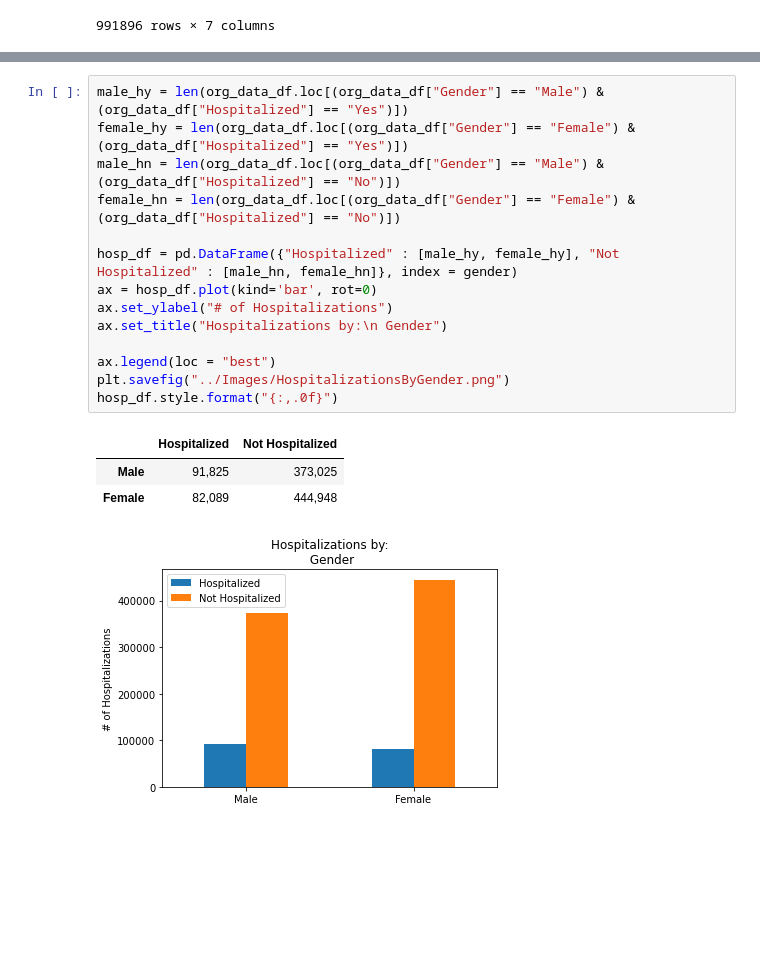
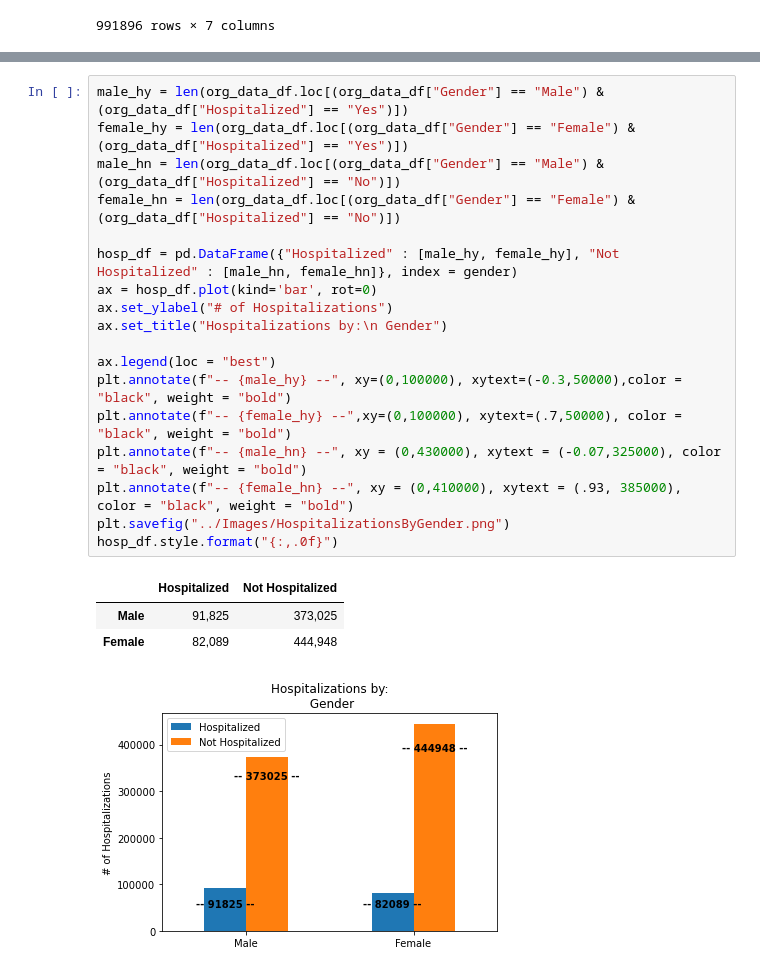
Before and after one commit to jforbis/rougeSquadron, a Jupyter notebook: JupyterScripts/forbis.ipynb, the cells around one changed output, grey strips where cells are left out. Cells and saved outputs as stored; diff of their text form; blank space fills up the shorter version.

```diff
--- a/JupyterScripts/forbis.ipynb
+++ b/JupyterScripts/forbis.ipynb
@@ -50,22 +54,26 @@ prex_df.style.format("{:,.0f}")
 # %%
 male_hy = len(org_data_df.loc[(org_data_df["Gender"] == "Male") & (org_data_df["Hospitalized"] == "Yes")])
 female_hy = len(org_data_df.loc[(org_data_df["Gender"] == "Female") & (org_data_df["Hospitalized"] == "Yes")])
 male_hn = len(org_data_df.loc[(org_data_df["Gender"] == "Male") & (org_data_df["Hospitalized"] == "No")])
 female_hn = len(org_data_df.loc[(org_data_df["Gender"] == "Female") & (org_data_df["Hospitalized"] == "No")])
 
 hosp_df = pd.DataFrame({"Hospitalized" : [male_hy, female_hy], "Not Hospitalized" : [male_hn, female_hn]}, index = gender)
 ax = hosp_df.plot(kind='bar', rot=0)
 ax.set_ylabel("# of Hospitalizations")
 ax.set_title("Hospitalizations by:\n Gender")
 
 ax.legend(loc = "best")
+plt.annotate(f"-- {male_hy} --", xy=(0,100000), xytext=(-0.3,50000),color = "black", weight = "bold")
+plt.annotate(f"-- {female_hy} --",xy=(0,100000), xytext=(.7,50000), color = "black", weight = "bold")
+plt.annotate(f"-- {male_hn} --", xy = (0,430000), xytext = (-0.07,325000), color = "black", weight = "bold")
+plt.annotate(f"-- {female_hn} --", xy = (0,410000), xytext = (.93, 385000), color = "black", weight = "bold")
 plt.savefig("../Images/HospitalizationsByGender.png")
 hosp_df.style.format("{:,.0f}")
 # %% [output]
 |  | Hospitalized | Not Hospitalized |
 | Male | 91,825 | 373,025 |
 | Female | 82,089 | 444,948 |
-[figure, old version]
+[figure, new version]
 # %%
 # plt.annotate(hosp_female_size, xy=(0,91900), xytext=(-0.2,92000))
 # plt.annotate(no_hosp_female_size, (0,449000))
```
Also changed, not shown: parts of 2 cells of this notebook, 3 other files.
